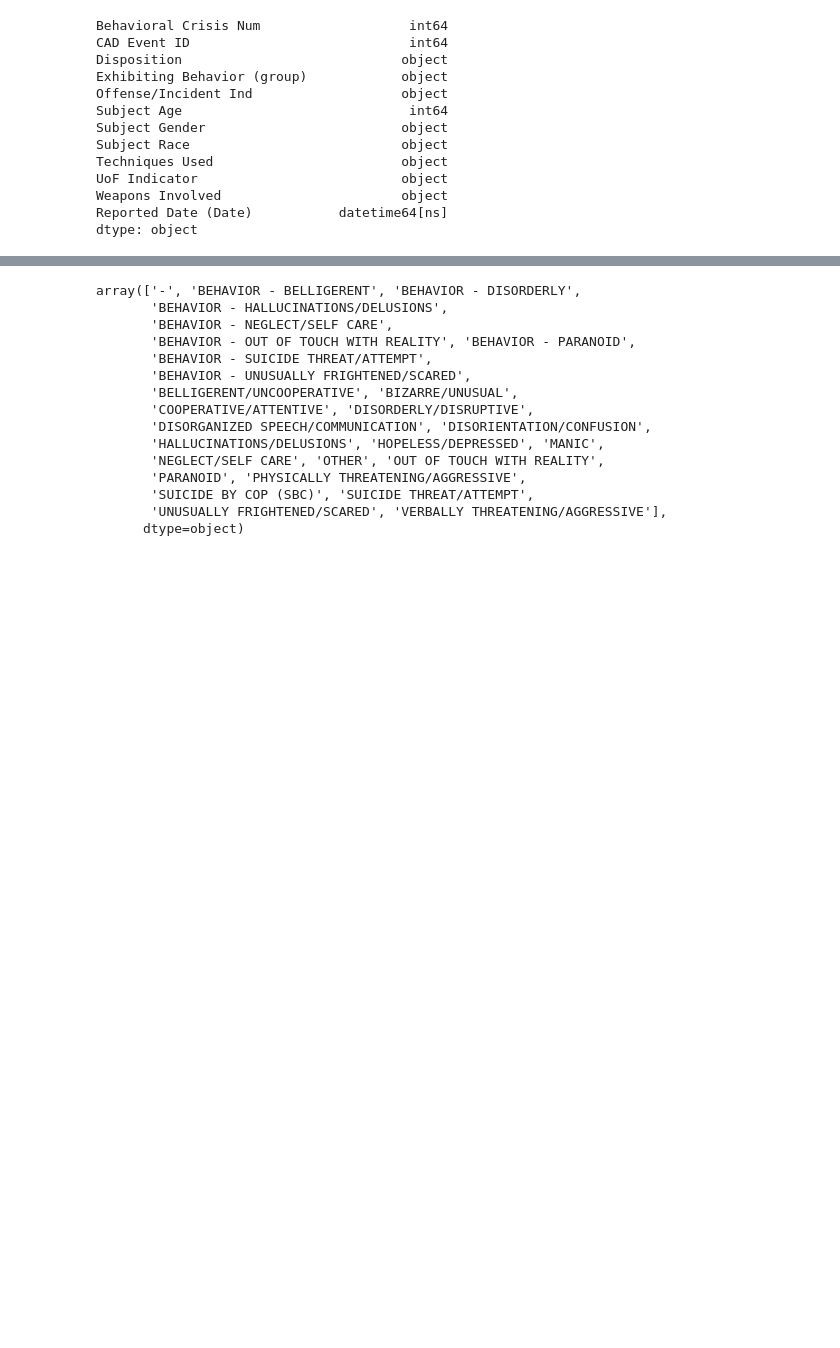
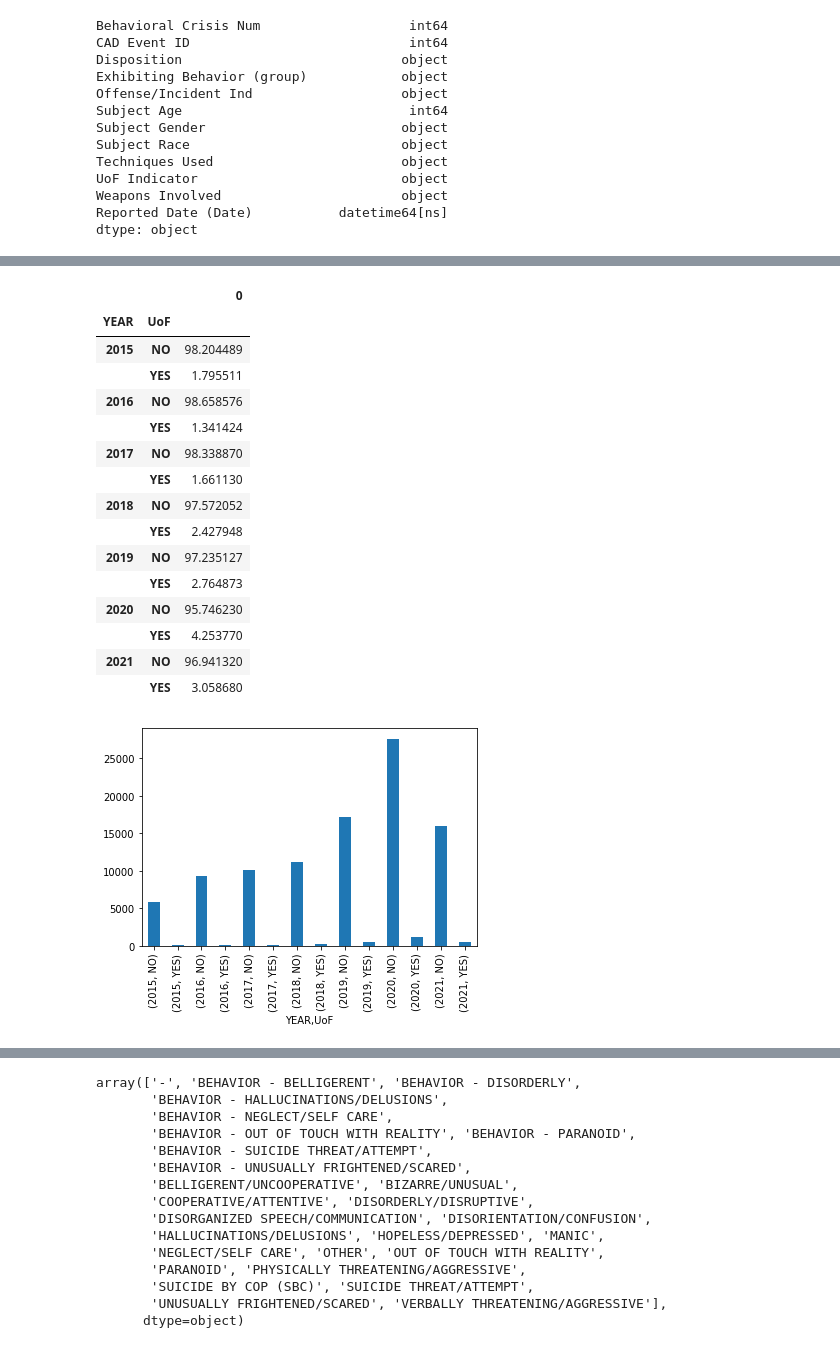
Before and after one commit to msenosain/spd-use-of-force_DS4A, a Jupyter notebook: notebooks/10_EDA_crisis.ipynb, the cells around one changed output, grey strips where cells are left out. Cells and saved outputs as stored; diff of their text form; code cells hidden in the pictures; blank space fills up the shorter version.

```diff
--- a/notebooks/10_EDA_crisis.ipynb
+++ b/notebooks/10_EDA_crisis.ipynb
@@ -50,0 +189,5 @@ df['Weapons Involved'] = df['Weapons Involved'].str.replace ("OTHER FIREARM", "F
+# %%
+df['YEAR'] = pd.to_datetime(df['Date'])
+df['YEAR'] = df['YEAR'].dt.to_period('Y')
+yearly_incidents = df.groupby(['YEAR']).size()
+yearly_incidents
@@ -50,0 +224,30 @@ df['Weapons Involved'] = df['Weapons Involved'].str.replace ("OTHER FIREARM", "F
+# %%
+#uof incidents by year
+yearly_uof= df.groupby(['YEAR', 'UoF']).size()
+yearly_uof
+
+yearly_uof.plot(kind = 'bar')
+
+#proportion of uof by year
+yearly_uof_proportion = (yearly_uof/yearly_incidents) * 100
+yearly_uof_proportion
+
+yearly_uof_proportion.to_frame()
+# %% [output]
+|  |  | 0 |
+| YEAR | UoF |  |
+| 2015 | NO | 98.204489 |
+|  | YES | 1.795511 |
+| 2016 | NO | 98.658576 |
+|  | YES | 1.341424 |
+| 2017 | NO | 98.338870 |
+|  | YES | 1.661130 |
+| 2018 | NO | 97.572052 |
+|  | YES | 2.427948 |
+| 2019 | NO | 97.235127 |
+|  | YES | 2.764873 |
+| 2020 | NO | 95.746230 |
+|  | YES | 4.253770 |
+| 2021 | NO | 96.941320 |
+|  | YES | 3.058680 |
+[figure, added]
```
Also changed, not shown: parts of 20 cells of this notebook.
